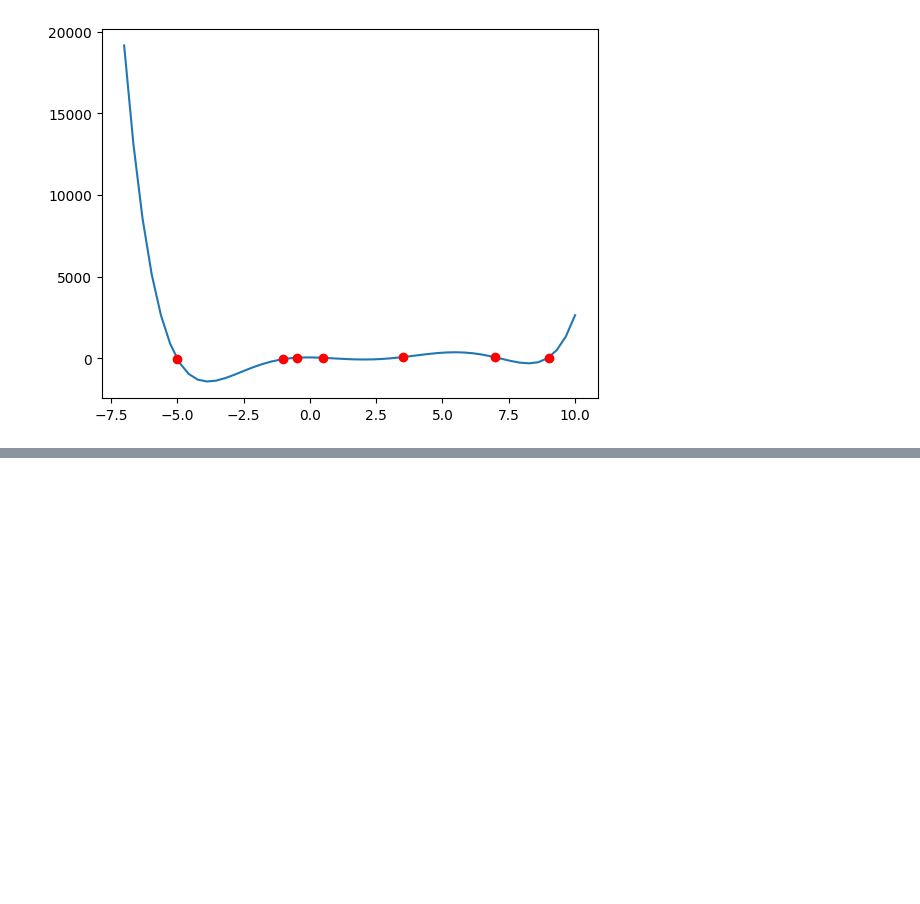
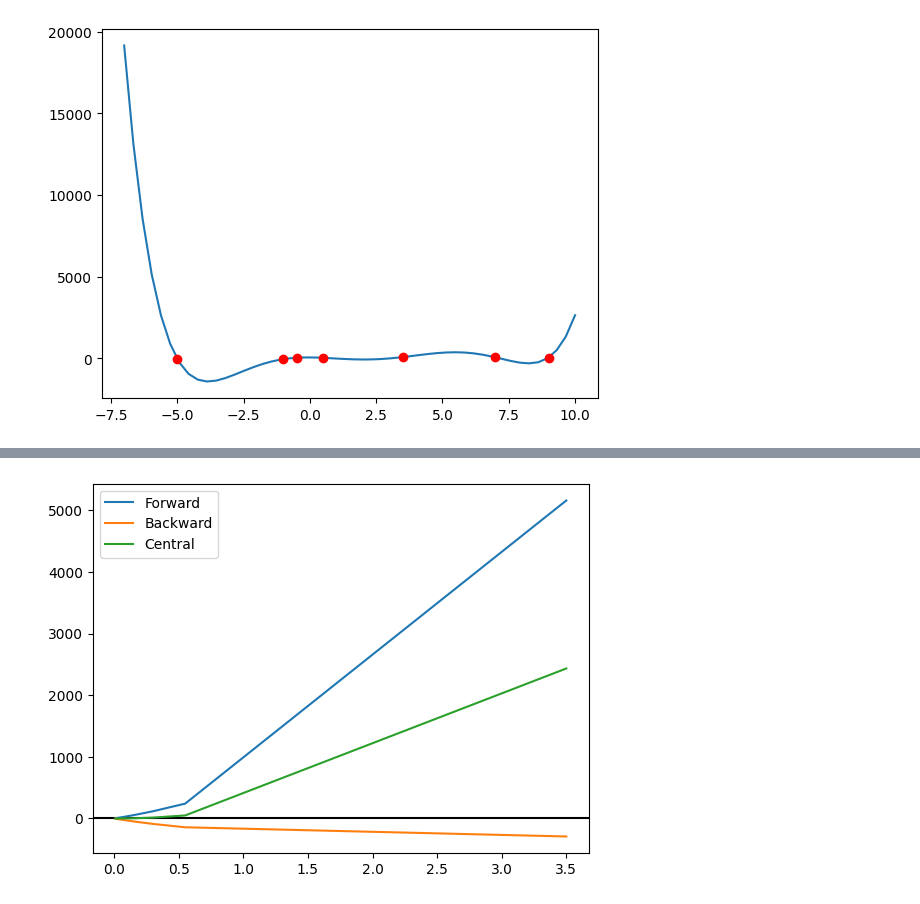
Before and after one commit to MahathiR27/BRACU-CSE330-Number_Theory-Lab, a Jupyter notebook: full_discussion.ipynb, the cells around one changed output, grey strips where cells are left out. Saved outputs shown, nothing was run; the diff lists cells and outputs as text; code cells hidden in the pictures; blank space fills up the shorter version.

```diff
--- a/full_discussion.ipynb
+++ b/full_discussion.ipynb
@@ -209,0 +263,24 @@ plt.show()
+# %%
+def error(f,f_prime,h,x):
+  y_correct = f_prime(x)
+  f_error = np.zeros(h.shape)
+  b_error = np.zeros(h.shape)
+  c_error = np.zeros(h.shape)
+
+  for i in range(len(h)):
+    f_error[i] = forward_diff(f,h[i],x)-y_correct
+    b_error[i] = backward_diff(f,h[i],x)-y_correct
+    c_error[i] = central_diff(f,h[i],x)-y_correct
+  return (f_error,b_error,c_error)
+# %%
+h = np.array([3.5, 0.55, 0.3, .17, 0.1, 0.055, 0.03, 0.017, 0.01])
+err = error(p, p_prime, h, 2.0)
+
+plt.axhline(y=0, color='k')
+plt.plot(h, err[0], label='Forward')
+plt.plot(h, err[1], label='Backward')
+plt.plot(h, err[2], label='Central')
+plt.legend()
+plt.show()
+# %% [output]
+[figure, added]
```
Also changed, not shown: parts of 4 cells of this notebook, 2 other files.
